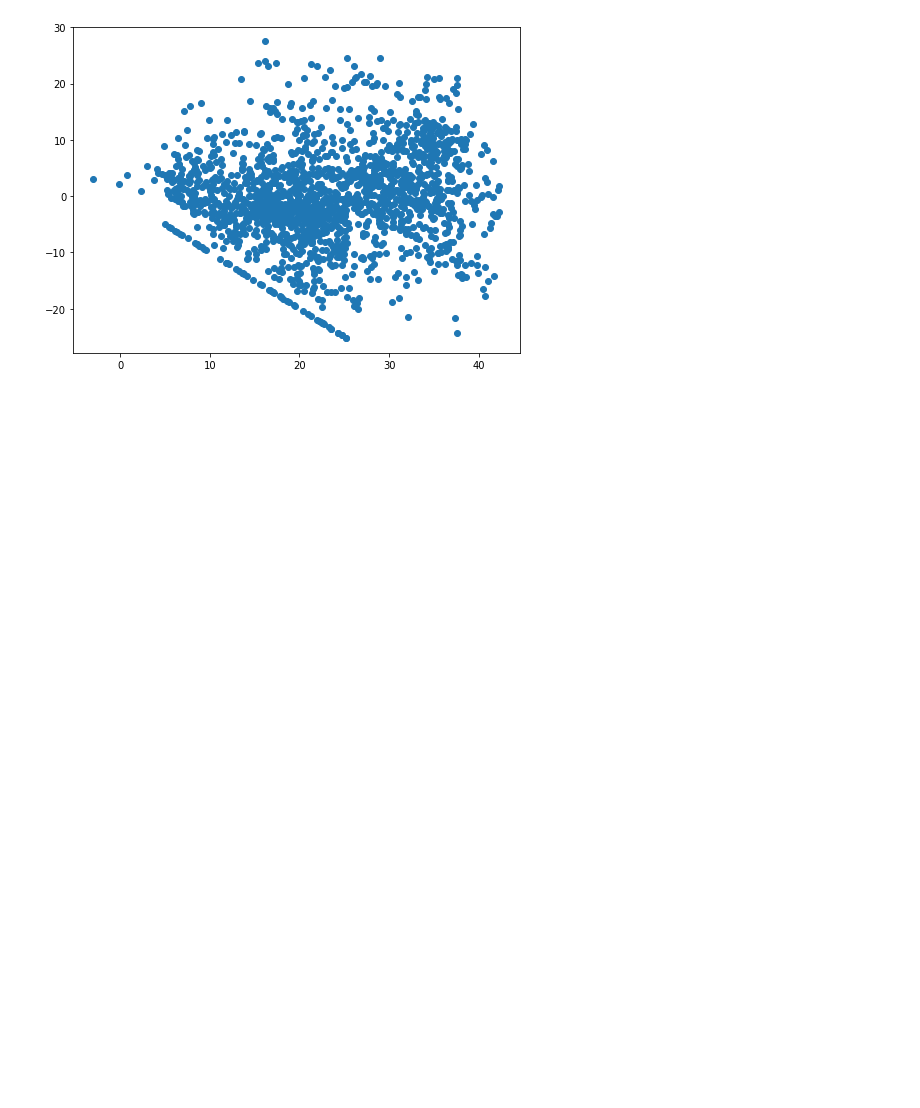
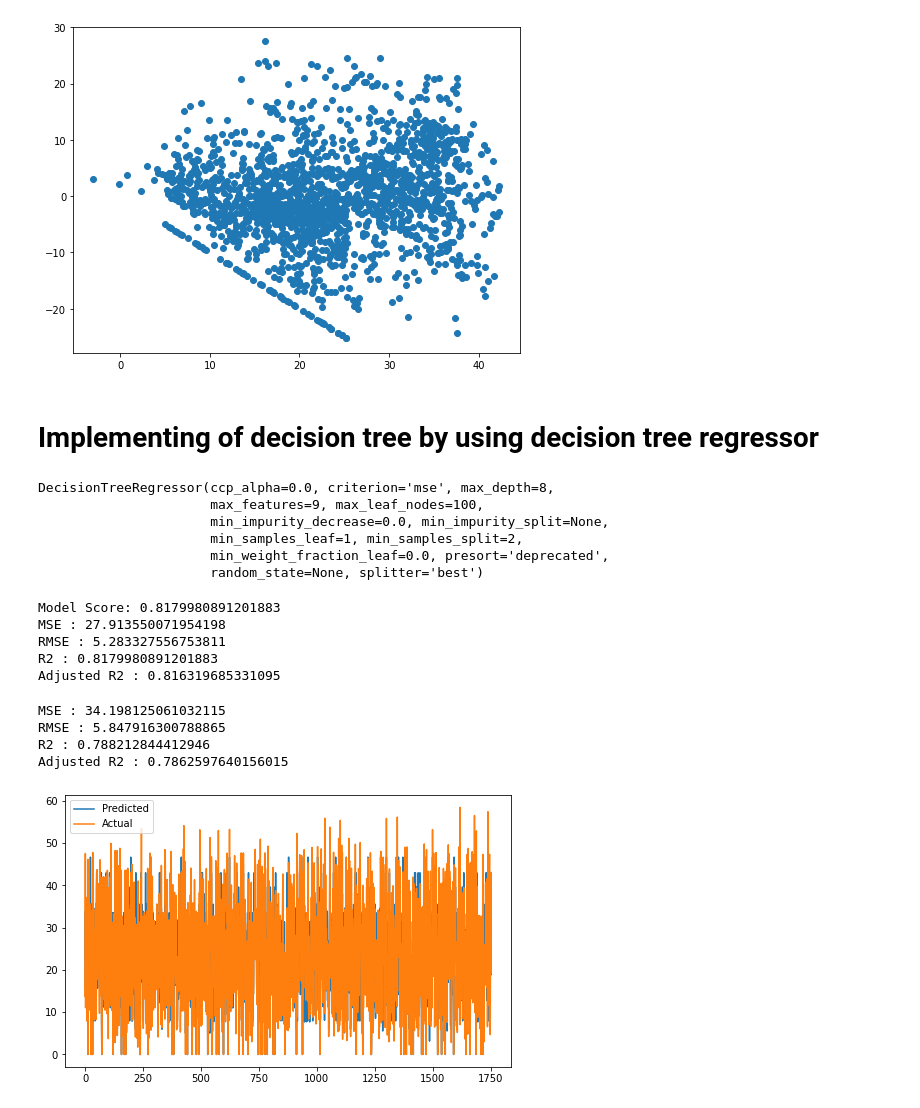
Before and after one commit to Creatrohit9/ROHIT-BHDAURIYA--Bike-Sharing-Demand-Prediction, a Jupyter notebook: ROHIT_BHADAURIYA(Proponent_Ds)_Bike_Sharing_Demand_Prediction_2_Capstone_Project.ipynb, the cells around one changed output. Drawn from its saved outputs; the diff is of its cells as text; code cells hidden in the pictures; blank space fills up the shorter version.

Commit message:
Commit for the decision tree score

```diff
--- a/ROHIT_BHADAURIYA(Proponent_Ds)_Bike_Sharing_Demand_Prediction_2_Capstone_Project.ipynb
+++ b/ROHIT_BHADAURIYA(Proponent_Ds)_Bike_Sharing_Demand_Prediction_2_Capstone_Project.ipynb
@@ -836,3 +863,68 @@ plt.scatter((y_pred_test_en),(y_test)-(y_pred_test_en))
 # %% [output]
 <matplotlib.collections.PathCollection at 0x...>
 [figure]
+# %% [markdown]
+# Implementing of decision tree by using decision tree regressor
+# %%
+decision_regressor = DecisionTreeRegressor(criterion='mse', max_depth=8,
+                      max_features=9, max_leaf_nodes=100,)
+decision_regressor.fit(X_train, y_train)
+# %% [output]
+DecisionTreeRegressor(ccp_alpha=0.0, criterion='mse', max_depth=8,
+                      max_features=9, max_leaf_nodes=100,
+                      min_impurity_decrease=0.0, min_impurity_split=None,
+                      min_samples_leaf=1, min_samples_split=2,
+                      min_weight_fraction_leaf=0.0, presort='deprecated',
+                      random_state=None, splitter='best')
+# %%
+#y pred for test and train data
+y_pred_train_dt = decision_regressor.predict(X_train)
+y_pred_test_dt = decision_regressor.predict(X_test)
+# %%
+#metric for decison tree for train data
+from sklearn.metrics import mean_squared_error
+print("Model Score:",decision_regressor.score(X_train,y_train))
+
+MSE= mean_squared_error(y_train, y_pred_train_dt)
+print("MSE :",MSE)
+
+RMSE=np.sqrt(MSE)
+print("RMSE :",RMSE)
+
+from sklearn.metrics import r2_score
+r2= r2_score(y_train, y_pred_train_dt)
+print("R2 :",r2)
+print("Adjusted R2 :",1-(1-r2_score(y_train, y_pred_train_dt))*((X_test.shape[0]-1)/(X_test.shape[0]-X_test.shape[1]-1)) )
+# %% [output]
+Model Score: 0.8179980891201883
+MSE : 27.913550071954198
+RMSE : 5.283327556753811
+R2 : 0.8179980891201883
+Adjusted R2 : 0.816319685331095
+# %%
+#metric for decison tree for test data
+from sklearn.metrics import mean_squared_error
+MSE= mean_squared_error(y_test, y_pred_test_dt)
+print("MSE :",MSE)
+
+RMSE=np.sqrt(MSE)
+print("RMSE :",RMSE)
+
+from sklearn.metrics import r2_score
+r2= r2_score((y_test), (y_pred_test_dt))
+print("R2 :",r2)
+print("Adjusted R2 :",1-(1-r2_score((y_test), (y_pred_test_dt)))*((X_test.shape[0]-1)/(X_test.shape[0]-X_test.shape[1]-1)) )
+# %% [output]
+MSE : 34.198125061032115
+RMSE : 5.847916300788865
+R2 : 0.788212844412946
+Adjusted R2 : 0.7862597640156015
+# %%
+#pred vs actual for decision tree
+plt.figure(figsize=(8,5))
+plt.plot((np.array(y_pred_test_dt)))
+plt.plot(np.array((y_test)))
+plt.legend(["Predicted","Actual"])
+plt.show()
+# %% [output]
+[figure, added]
```
Also changed, not shown: parts of 5 cells of this notebook.
